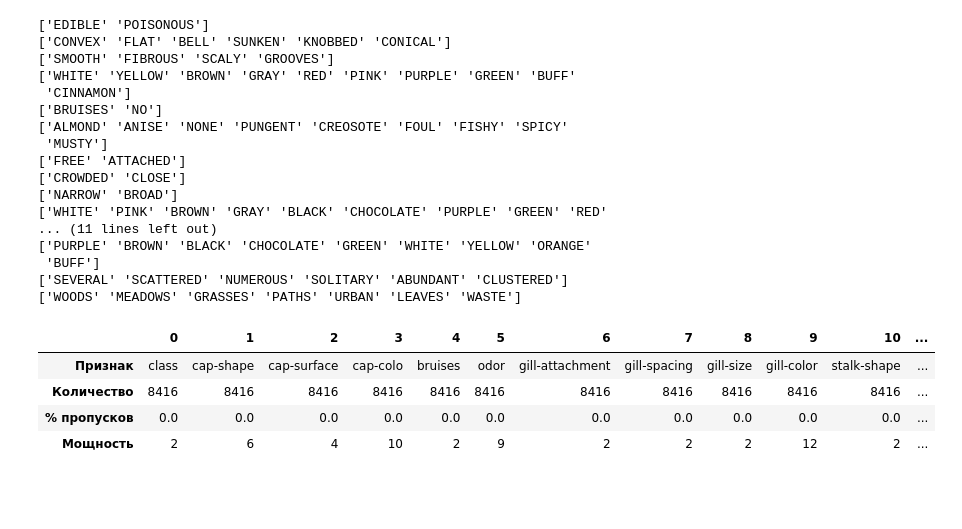
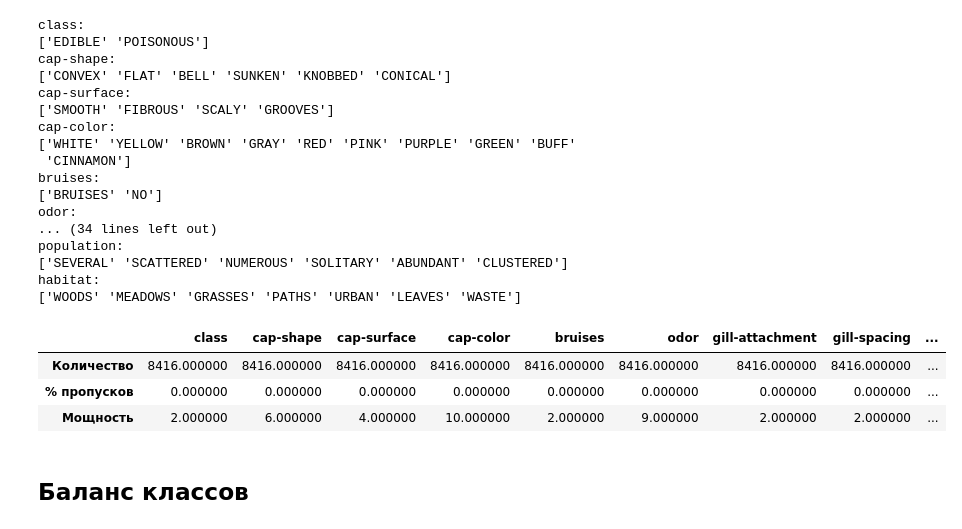
Before and after one commit to Grischenkov/NeuralNetworks, a Jupyter notebook: Lab2/solution.ipynb, the cells around one changed output. Saved outputs shown, nothing was run; the diff lists cells and outputs as text; code cells hidden in the pictures; blank space fills up the shorter version.

```diff
--- a/Lab2/solution.ipynb
+++ b/Lab2/solution.ipynb
@@ -55,34 +61,38 @@ habitat                     object
 dtype: object
 # %%
 for column in df.columns:
+    print(f"{column}: ")
     print(df[column].unique())
 # %% [output]
+class:
 ['EDIBLE' 'POISONOUS']
+cap-shape:
 ['CONVEX' 'FLAT' 'BELL' 'SUNKEN' 'KNOBBED' 'CONICAL']
+cap-surface:
 ['SMOOTH' 'FIBROUS' 'SCALY' 'GROOVES']
+cap-color:
 ['WHITE' 'YELLOW' 'BROWN' 'GRAY' 'RED' 'PINK' 'PURPLE' 'GREEN' 'BUFF'
  'CINNAMON']
+bruises:
 ['BRUISES' 'NO']
-['ALMOND' 'ANISE' 'NONE' 'PUNGENT' 'CREOSOTE' 'FOUL' 'FISHY' 'SPICY'
- 'MUSTY']
-['FREE' 'ATTACHED']
-['CROWDED' 'CLOSE']
-['NARROW' 'BROAD']
-['WHITE' 'PINK' 'BROWN' 'GRAY' 'BLACK' 'CHOCOLATE' 'PURPLE' 'GREEN' 'RED'
-... (11 lines left out)
-['PURPLE' 'BROWN' 'BLACK' 'CHOCOLATE' 'GREEN' 'WHITE' 'YELLOW' 'ORANGE'
- 'BUFF']
+odor:
+... (34 lines left out)
+population:
 ['SEVERAL' 'SCATTERED' 'NUMEROUS' 'SOLITARY' 'ABUNDANT' 'CLUSTERED']
+habitat:
 ['WOODS' 'MEADOWS' 'GRASSES' 'PATHS' 'URBAN' 'LEAVES' 'WASTE']
-# %%
-rows_list = []
-for column in df.columns:
-    rows_list.append([str(column), len(df[column]), df[column].isna().sum() * 100 / len(df[column]), df[column].nunique()])
-params = pd.DataFrame(rows_list, columns=['Признак', 'Количество', '% пропусков', 'Мощность'])
-params.T
-# %% [output]
-|  | 0 | 1 | 2 | 3 | 4 | 5 | 6 | 7 | 8 | 9 | 10 | ... |
-| Признак | class | cap-shape | cap-surface | cap-colo | bruises | odor | gill-attachment | gill-spacing | gill-size | gill-color | stalk-shape | ... |
-| Количество | 8416 | 8416 | 8416 | 8416 | 8416 | 8416 | 8416 | 8416 | 8416 | 8416 | 8416 | ... |
-| % пропусков | 0.0 | 0.0 | 0.0 | 0.0 | 0.0 | 0.0 | 0.0 | 0.0 | 0.0 | 0.0 | 0.0 | ... |
-| Мощность | 2 | 6 | 4 | 10 | 2 | 9 | 2 | 2 | 2 | 12 | 2 | ... |
+# %%
+params = pd.DataFrame()
+params.index = ['Количество', '% пропусков', 'Мощность']
+for column in df.columns:
+    params[column] = [len(df[column]), df[column].isna().sum() * 100 / len(df[column]), df[column].nunique()]
+
+params = params.style.apply(lambda x: ["background-color:tomato" if i==1 else "" for i in x], axis=1, subset=(['Мощность'], slice(None))).apply(lambda x: ["background-color:limegreen" if i!=1 else "" for i in x], axis=1, subset=(['Мощность'], slice(None))).apply(lambda x: ["background-color:tomato" if i>=60 else "" for i in x], axis=1, subset=(['% пропусков'], slice(None))).apply(lambda x: ["background-color:steelblue" if i<60 and i >= 30 else "" for i in x], axis=1, subset=(['% пропусков'], slice(None))).apply(lambda x: ["background-color:limegreen" if i<30 else "" for i in x], axis=1, subset=(['% пропусков'], slice(None)))
+params
+# %% [output]
+|  | class | cap-shape | cap-surface | cap-color | bruises | odor | gill-attachment | gill-spacing | ... |
+| Количество | 8416.000000 | 8416.000000 | 8416.000000 | 8416.000000 | 8416.000000 | 8416.000000 | 8416.000000 | 8416.000000 | ... |
+| % пропусков | 0.000000 | 0.000000 | 0.000000 | 0.000000 | 0.000000 | 0.000000 | 0.000000 | 0.000000 | ... |
+| Мощность | 2.000000 | 6.000000 | 4.000000 | 10.000000 | 2.000000 | 9.000000 | 2.000000 | 2.000000 | ... |
+# %% [markdown]
+## Баланс классов
```
Also changed, not shown: parts of 22 cells of this notebook.
